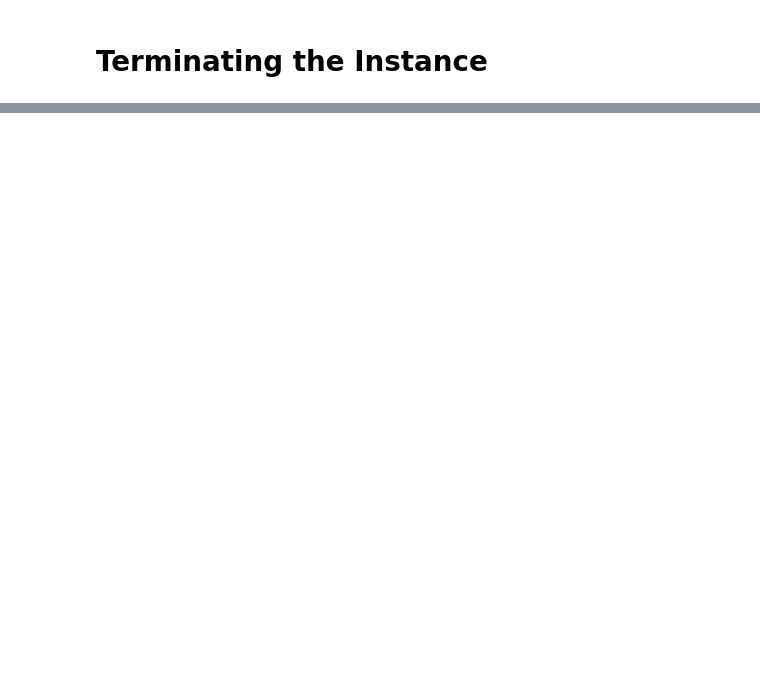
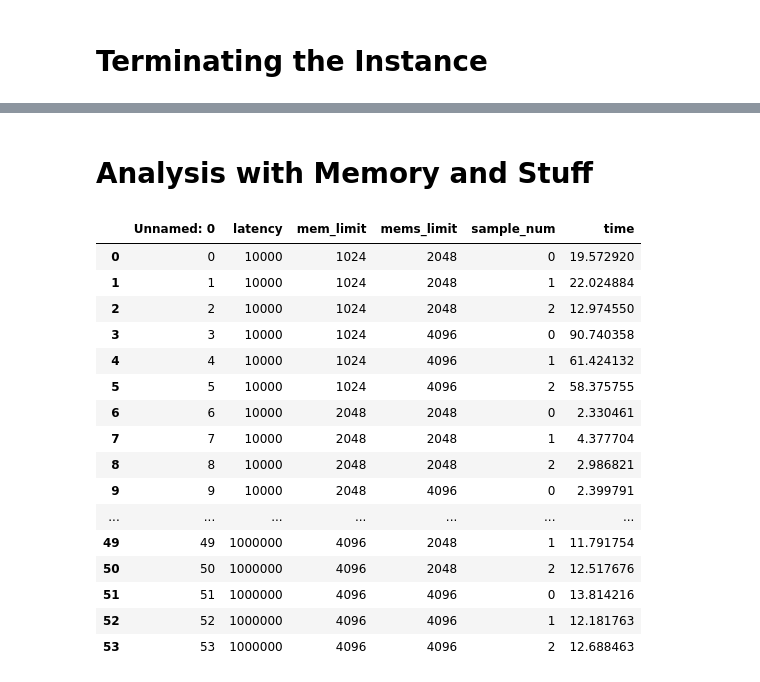
Before and after one commit to fzovpec/storage-stick, a Jupyter notebook: logs_analysis.ipynb, the cells around one changed output, grey strips where cells are left out. Saved outputs shown, nothing was run; the diff lists cells and outputs as text; code cells hidden in the pictures; blank space fills up the shorter version.

```diff
--- a/logs_analysis.ipynb
+++ b/logs_analysis.ipynb
@@ -29,0 +93,2 @@ termination_df = pd.read_csv('termination.csv')
+# %% [markdown]
+# Analysis with Memory and Stuff
@@ -29,0 +98,20 @@ termination_df = pd.read_csv('termination.csv')
+# %%
+terminate_df_not_preinitialized
+# %% [output]
+|  | Unnamed: 0 | latency | mem_limit | mems_limit | sample_num | time |
+| 0 | 0 | 10000 | 1024 | 2048 | 0 | 19.572920 |
+| 1 | 1 | 10000 | 1024 | 2048 | 1 | 22.024884 |
+| 2 | 2 | 10000 | 1024 | 2048 | 2 | 12.974550 |
+| 3 | 3 | 10000 | 1024 | 4096 | 0 | 90.740358 |
+| 4 | 4 | 10000 | 1024 | 4096 | 1 | 61.424132 |
+| 5 | 5 | 10000 | 1024 | 4096 | 2 | 58.375755 |
+| 6 | 6 | 10000 | 2048 | 2048 | 0 | 2.330461 |
+| 7 | 7 | 10000 | 2048 | 2048 | 1 | 4.377704 |
+| 8 | 8 | 10000 | 2048 | 2048 | 2 | 2.986821 |
+| 9 | 9 | 10000 | 2048 | 4096 | 0 | 2.399791 |
+| ... | ... | ... | ... | ... | ... | ... |
+| 49 | 49 | 1000000 | 4096 | 2048 | 1 | 11.791754 |
+| 50 | 50 | 1000000 | 4096 | 2048 | 2 | 12.517676 |
+| 51 | 51 | 1000000 | 4096 | 4096 | 0 | 13.814216 |
+| 52 | 52 | 1000000 | 4096 | 4096 | 1 | 12.181763 |
+| 53 | 53 | 1000000 | 4096 | 4096 | 2 | 12.688463 |
```
Also changed, not shown: parts of 13 cells of this notebook, 4 other files.
